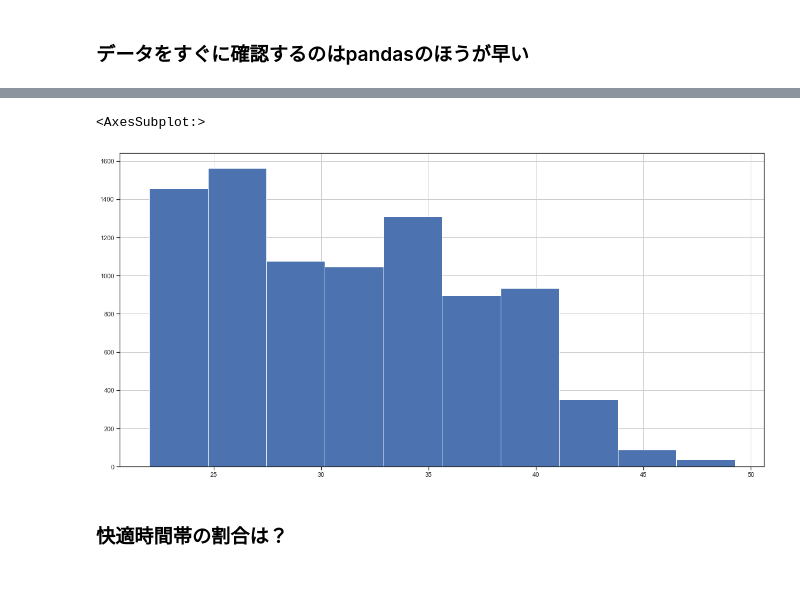
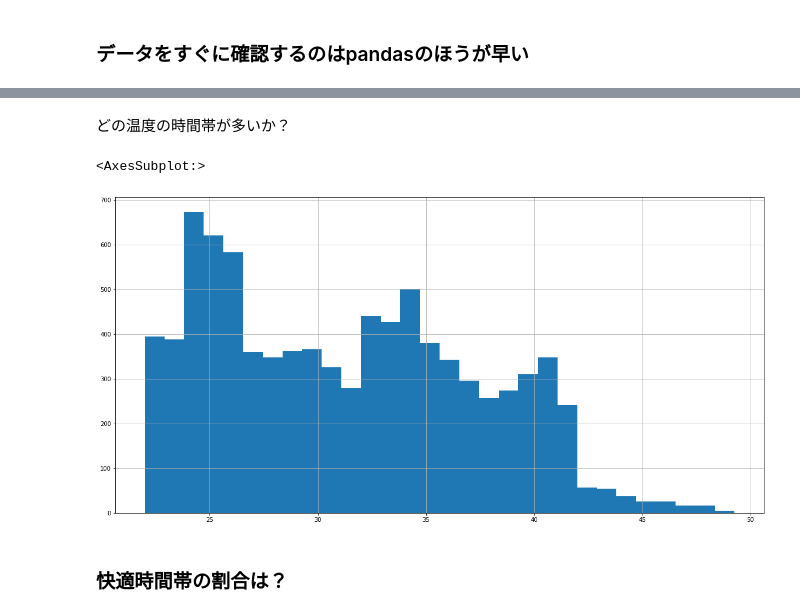
Before and after one commit to katsuya0719/therb-notebook, a Jupyter notebook: 時系列データ分析.ipynb, the cells around one changed output, grey strips where cells are left out. Drawn from its saved outputs; the diff is of its cells as text; code cells hidden in the pictures; blank space fills up the shorter version.

```diff
--- a/時系列データ分析.ipynb
+++ b/時系列データ分析.ipynb
@@ -136,8 +54,10 @@ df['roomT'].plot.line(figsize=(20,10))
+# %% [markdown]
+どの温度の時間帯が多いか？
 # %%
-df['roomT'].hist(figsize=(20,10))
+df['roomT'].hist(figsize=(20,10),bins=30)
 # %% [output]
 <AxesSubplot:>
-[figure, old version]
+[figure, new version]
 # %% [markdown]
 ### 快適時間帯の割合は？
 # %%
```
Also changed, not shown: parts of 9 cells of this notebook, 1 other file.
